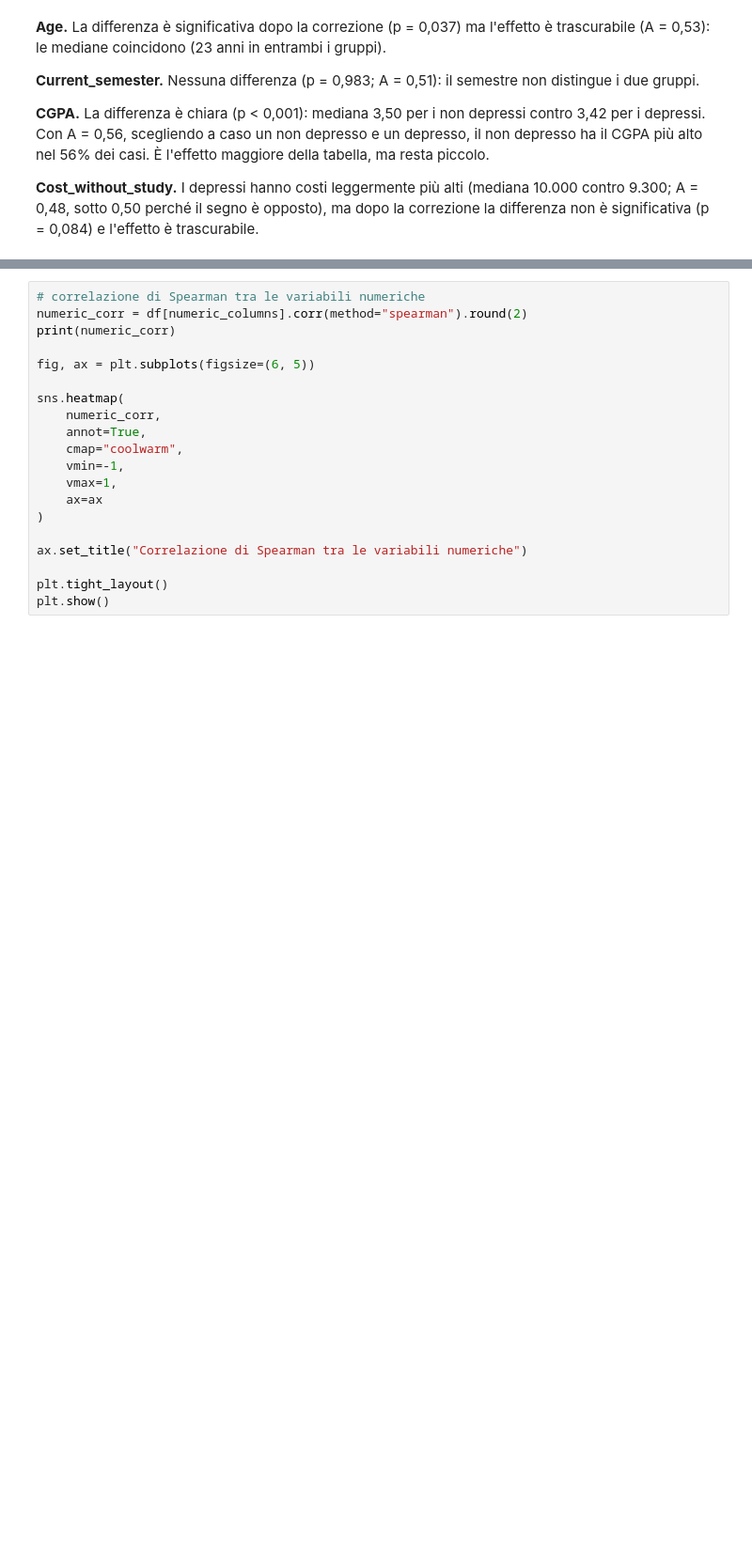
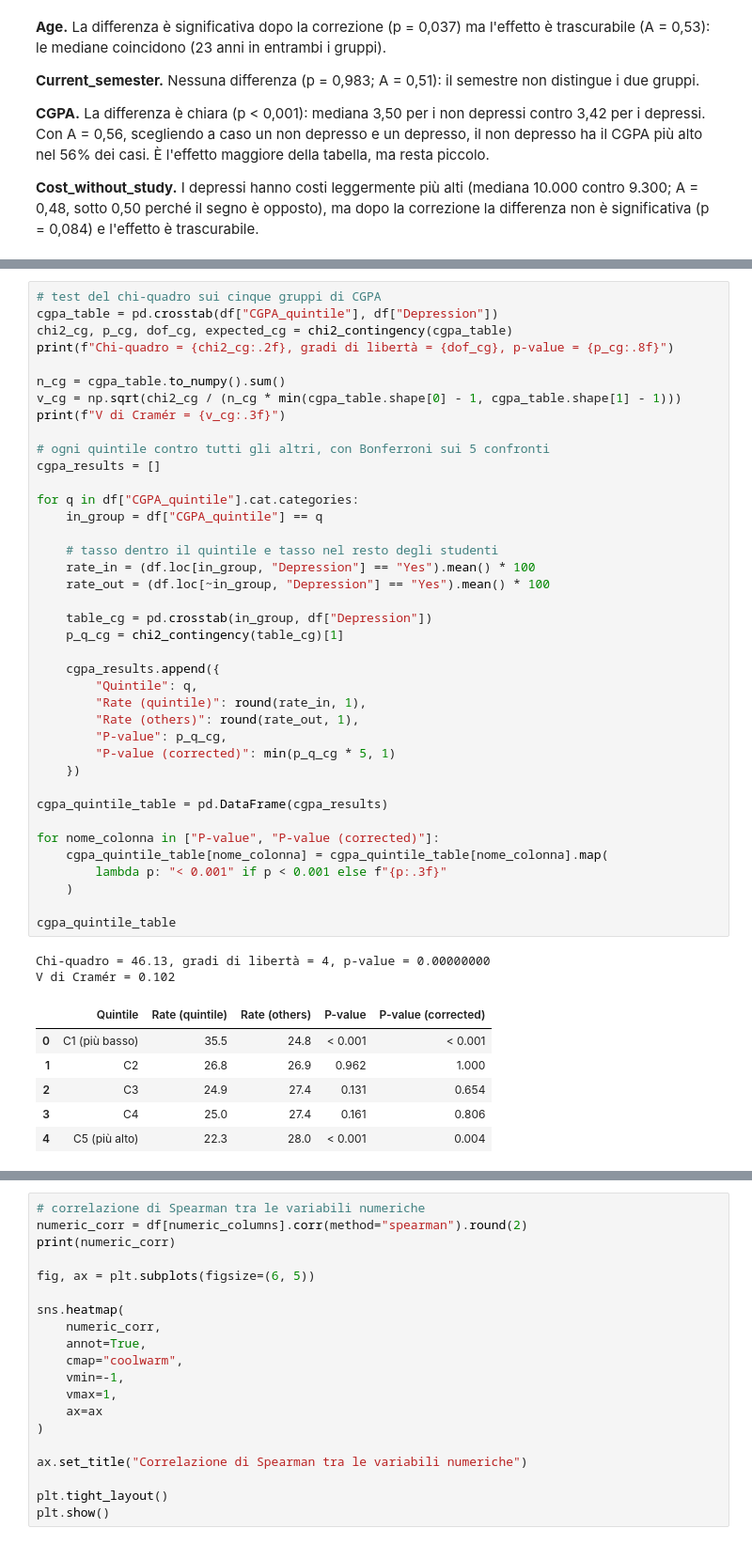
Before and after one commit to DinuIustinAdrian/final_project_data_science, a Jupyter notebook: juno-s-story-student-depression-eda-stats.ipynb, the cells around one changed output, grey strips where cells are left out. Shown at 94% size. Drawn from its saved outputs; the diff is of its cells as text; blank space fills up the shorter version.

```diff
--- a/juno-s-story-student-depression-eda-stats.ipynb
+++ b/juno-s-story-student-depression-eda-stats.ipynb
@@ -865,0 +978,48 @@ numeric_association_table
+# %%
+# test del chi-quadro sui cinque gruppi di CGPA
+cgpa_table = pd.crosstab(df["CGPA_quintile"], df["Depression"])
+chi2_cg, p_cg, dof_cg, expected_cg = chi2_contingency(cgpa_table)
+print(f"Chi-quadro = {chi2_cg:.2f}, gradi di libertà = {dof_cg}, p-value = {p_cg:.8f}")
+
+n_cg = cgpa_table.to_numpy().sum()
+v_cg = np.sqrt(chi2_cg / (n_cg * min(cgpa_table.shape[0] - 1, cgpa_table.shape[1] - 1)))
+print(f"V di Cramér = {v_cg:.3f}")
+
+# ogni quintile contro tutti gli altri, con Bonferroni sui 5 confronti
+cgpa_results = []
+
+for q in df["CGPA_quintile"].cat.categories:
+    in_group = df["CGPA_quintile"] == q
+
+    # tasso dentro il quintile e tasso nel resto degli studenti
+    rate_in = (df.loc[in_group, "Depression"] == "Yes").mean() * 100
+    rate_out = (df.loc[~in_group, "Depression"] == "Yes").mean() * 100
+
+    table_cg = pd.crosstab(in_group, df["Depression"])
+    p_q_cg = chi2_contingency(table_cg)[1]
+
+    cgpa_results.append({
+        "Quintile": q,
+        "Rate (quintile)": round(rate_in, 1),
+        "Rate (others)": round(rate_out, 1),
+        "P-value": p_q_cg,
+        "P-value (corrected)": min(p_q_cg * 5, 1)
+    })
+
+cgpa_quintile_table = pd.DataFrame(cgpa_results)
+
+for nome_colonna in ["P-value", "P-value (corrected)"]:
+    cgpa_quintile_table[nome_colonna] = cgpa_quintile_table[nome_colonna].map(
+        lambda p: "< 0.001" if p < 0.001 else f"{p:.3f}"
+    )
+
+cgpa_quintile_table
+# %% [output]
+Chi-quadro = 46.13, gradi di libertà = 4, p-value = 0.00000000
+V di Cramér = 0.102
+|  | Quintile | Rate (quintile) | Rate (others) | P-value | P-value (corrected) |
+| 0 | C1 (più basso) | 35.5 | 24.8 | < 0.001 | < 0.001 |
+| 1 | C2 | 26.8 | 26.9 | 0.962 | 1.000 |
+| 2 | C3 | 24.9 | 27.4 | 0.131 | 0.654 |
+| 3 | C4 | 25.0 | 27.4 | 0.161 | 0.806 |
+| 4 | C5 (più alto) | 22.3 | 28.0 | < 0.001 | 0.004 |
```
Also changed, not shown: parts of 8 cells of this notebook.
